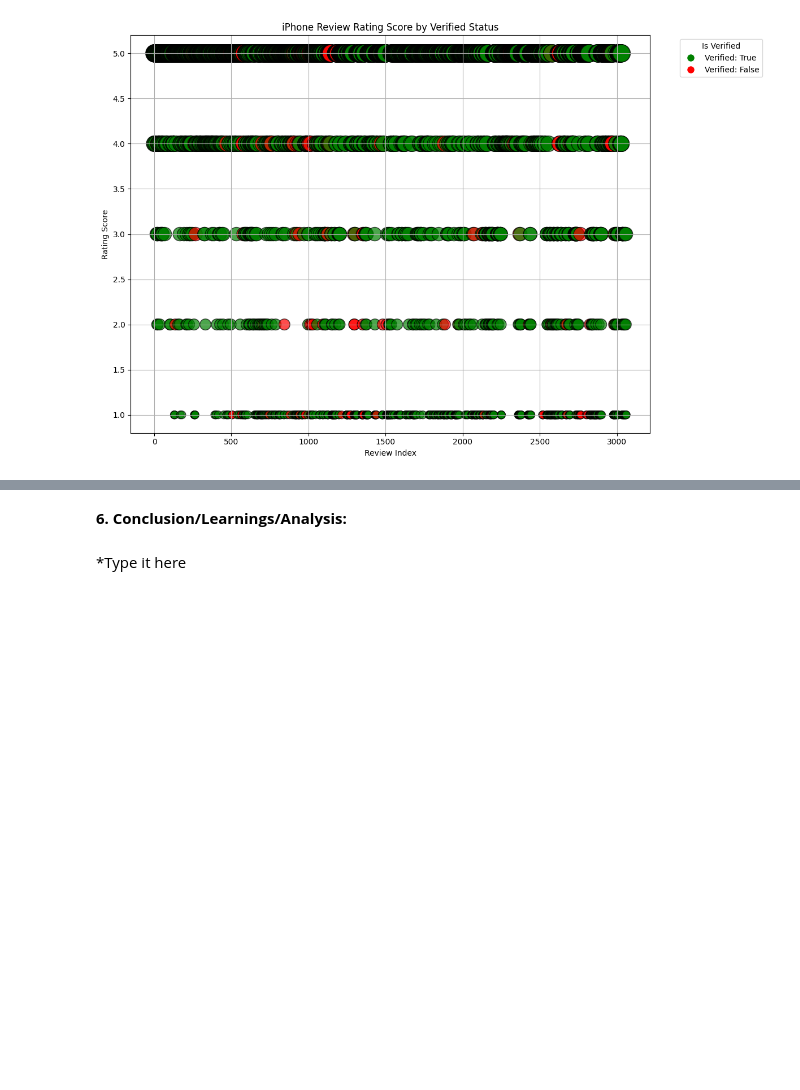
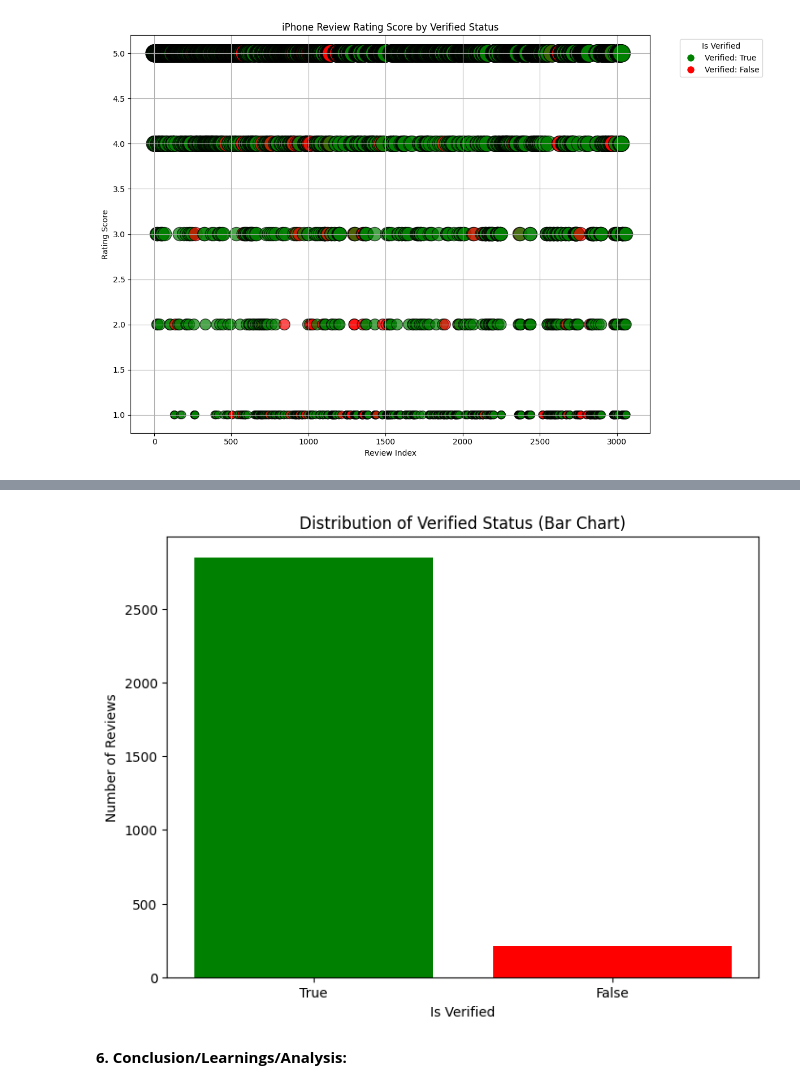
Before and after one commit to qjpbpios/CPE-031-Visualization-and-Data-Analysis, a Jupyter notebook: Hands_On_Activity_6_|_Data_Visualization_and_Design_Pios,_Joshua.ipynb, the cells around one changed output, grey strips where cells are left out. Cells and saved outputs as stored; diff of their text form; code cells hidden in the pictures; blank space fills up the shorter version.

```diff
--- a/Hands_On_Activity_6_|_Data_Visualization_and_Design_Pios,_Joshua.ipynb
+++ b/Hands_On_Activity_6_|_Data_Visualization_and_Design_Pios,_Joshua.ipynb
@@ -631,4 +690,17 @@ plt.show()
+# %%
+import matplotlib.pyplot as plt
+import seaborn as sns
+import pandas as pd
+
+verified_counts = iphone_df['isVerified'].value_counts()
+
+plt.figure(figsize=(8, 6))
+plt.bar(verified_counts.index.astype(str), verified_counts.values, color=['green', 'red'])
+plt.title('Distribution of Verified Status (Bar Chart)')
+plt.xlabel('Is Verified')
+plt.ylabel('Number of Reviews')
+plt.show()
+# %% [output]
+[figure, added]
 # %% [markdown]
 **6. Conclusion/Learnings/Analysis:**
-# %% [markdown]
-*Type it here
```
Also changed, not shown: parts of 4 cells of this notebook.
